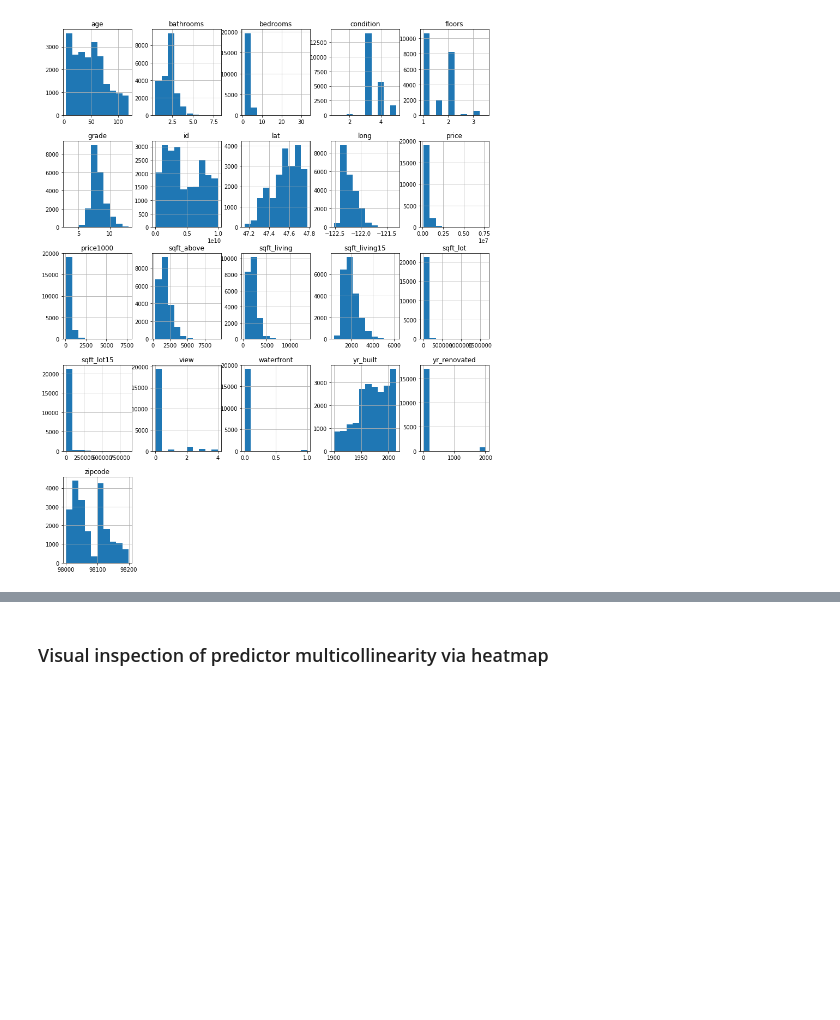
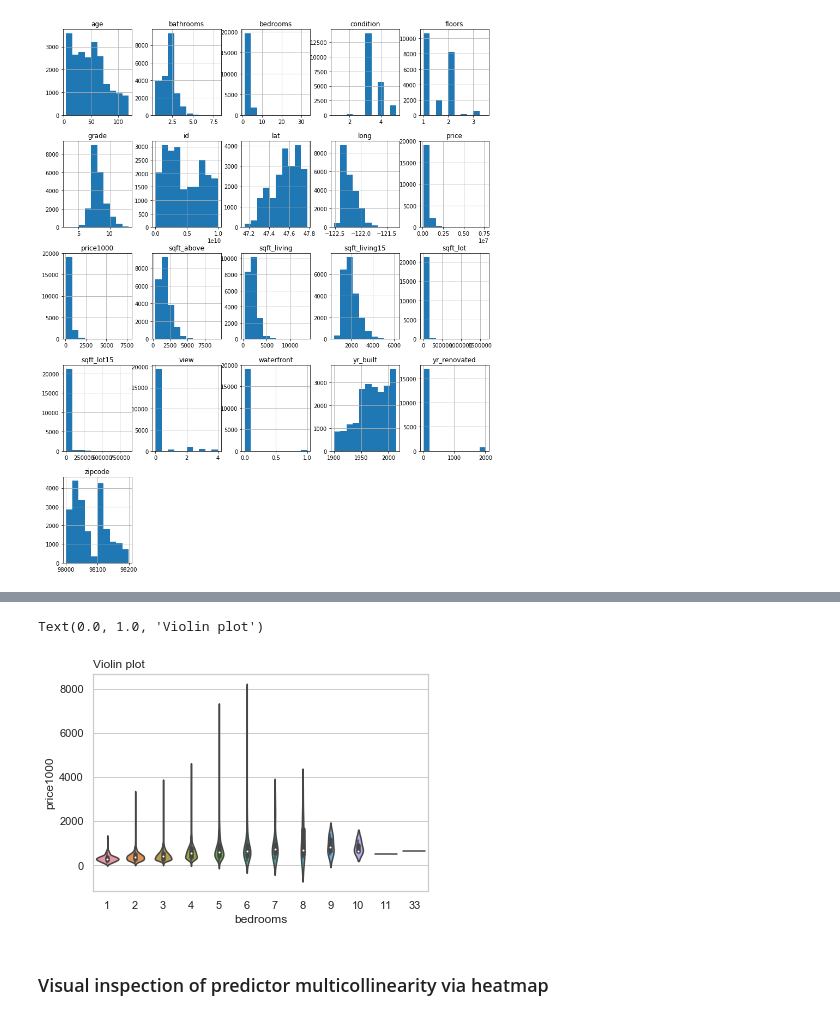
Before and after one commit to Dr-Salcedo/kings_county_housing_data_linear_regression, a Jupyter notebook: Tim_Pablo_Final_Version-Copy1.ipynb, the cells around one changed output, grey strips where cells are left out. Cells and saved outputs as stored; diff of their text form; code cells hidden in the pictures; blank space fills up the shorter version.

```diff
--- a/Tim_Pablo_Final_Version-Copy1.ipynb
+++ b/Tim_Pablo_Final_Version-Copy1.ipynb
@@ -130,3 +138,9 @@ array([[<matplotlib.axes._subplots.AxesSubplot object at 0x...>,
+# %%
+sns.violinplot( x=df["bedrooms"],y=df["price1000"], data=df)
+plt.title("Violin plot", loc="left")
+# %% [output]
+Text(0.0, 1.0, 'Violin plot')
+[figure, added]
 # %% [markdown]
 ### Visual inspection of predictor multicollinearity via heatmap
 # %%
```
Also changed, not shown: parts of 1 cell of this notebook, 2 other files.
